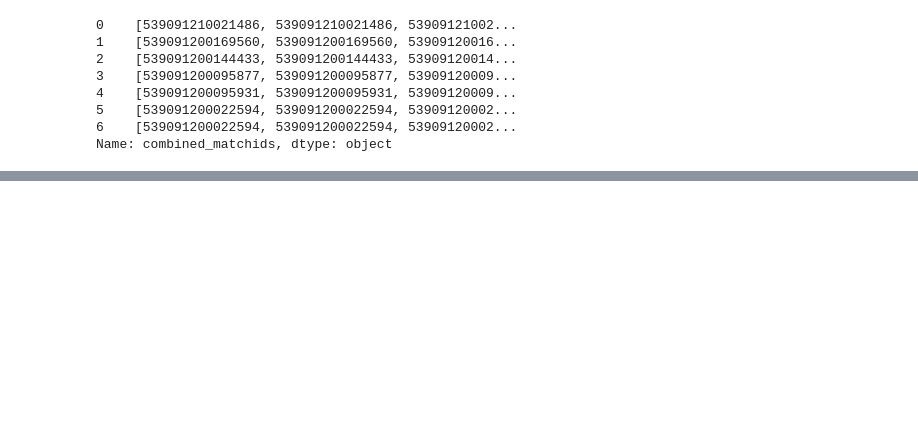
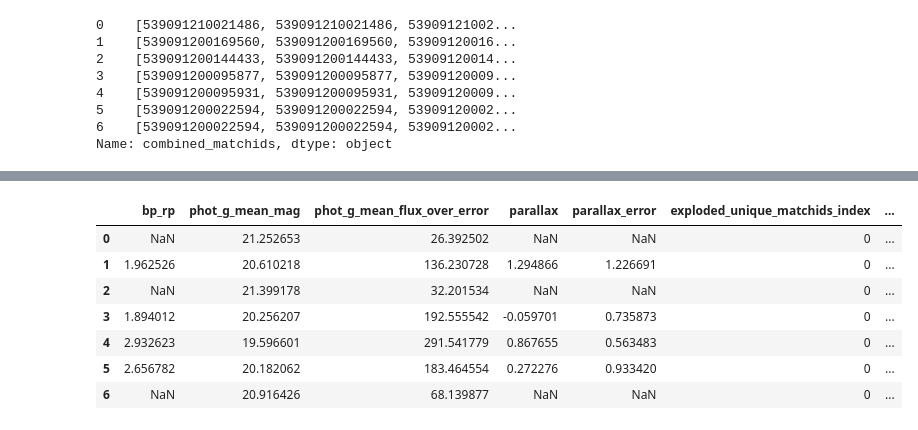
Before and after one commit to courtk32/stellar_flares, a Jupyter notebook: axs_ztf_gaia.ipynb, the cells around one changed output, grey strips where cells are left out. Cells and saved outputs as stored; diff of their text form; code cells hidden in the pictures; blank space fills up the shorter version.

```diff
--- a/axs_ztf_gaia.ipynb
+++ b/axs_ztf_gaia.ipynb
@@ -165,0 +171,25 @@ gaia_match
+# %%
+#https://stackoverflow.com/questions/27263805/pandas-when-cell-contents-are-lists-create-a-row-for-each-element-in-the-list
+def explode_list_in_row(df):
+    column_to_explode = 'unique_matchids'
+    other_cols = [x for x in df.columns if x != column_to_explode]
+    res = (df
+       .set_index(other_cols)[column_to_explode]
+       .apply(pd.Series)
+       .stack()
+       .reset_index())
+    res = res.rename(columns={
+          res.columns[-2]:'exploded_{}_index'.format(column_to_explode),
+          res.columns[-1]: '{}_exploded'.format(column_to_explode)})
+    return res
+# %%
+explode_list_in_row(gaia_match)
+# %% [output]
+|  | bp_rp | phot_g_mean_mag | phot_g_mean_flux_over_error | parallax | parallax_error | exploded_unique_matchids_index | ... |
+| 0 | NaN | 21.252653 | 26.392502 | NaN | NaN | 0 | ... |
+| 1 | 1.962526 | 20.610218 | 136.230728 | 1.294866 | 1.226691 | 0 | ... |
+| 2 | NaN | 21.399178 | 32.201534 | NaN | NaN | 0 | ... |
+| 3 | 1.894012 | 20.256207 | 192.555542 | -0.059701 | 0.735873 | 0 | ... |
+| 4 | 2.932623 | 19.596601 | 291.541779 | 0.867655 | 0.563483 | 0 | ... |
+| 5 | 2.656782 | 20.182062 | 183.464554 | 0.272276 | 0.933420 | 0 | ... |
+| 6 | NaN | 20.916426 | 68.139877 | NaN | NaN | 0 | ... |
```
Also changed, not shown: parts of 13 cells of this notebook.
